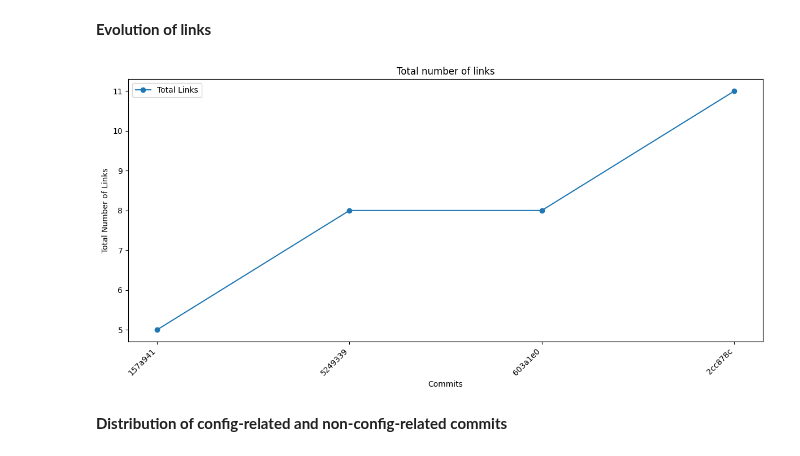
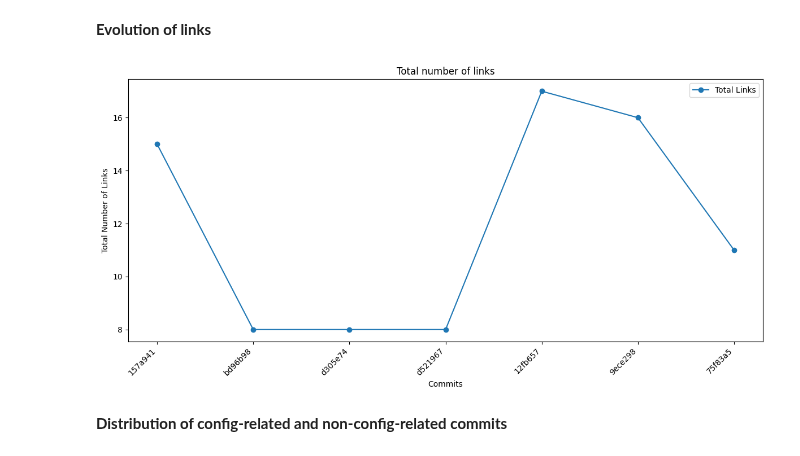
Before and after one commit to simisimon/config-space, a Jupyter notebook: src/analysis.ipynb, the cells around one changed output. Cells and saved outputs as stored; diff of their text form; code cells hidden in the pictures.

```diff
--- a/src/analysis.ipynb
+++ b/src/analysis.ipynb
@@ -284,5 +213,12 @@ Write commit data into file ../data/analyzed_projects/Ward.json
     - distribution of contributors that perform config changes
     - total number of options over time
     - total number of links over time
+# %%
+import json
+
+data_file = "../data/analyzed_projects/test_project.json"
+
+with open(data_file, "r", encoding="utf-8") as src:
+    data = json.load(src)
 # %%
 import matplotlib.pyplot as plt
@@ -400,25 +342,31 @@ plt.show()
 # %% [markdown]
 **Evolution of links**
 # %%
-# Extract the total number of links per commit
-total_links_per_commit = [commit["network_data"]["links"] for commit in data]
+def plot_num_links_evolution(data: List):
 
-# Shorten commit hashes for x-axis
-shortened_x_ticks = [commit["commit_hash"][:7] for commit in data]
+    config_commit_data = [commit for commit in data["config_commit_data"] if commit["is_config_related"]]
 
-# Plot the total number of links over time
-plt.figure(figsize=(12, 6))
-plt.plot(shortened_x_ticks, total_links_per_commit, marker="o", label="Total Links")
+    # Extract the total number of links per commit
+    total_links_per_commit = [commit["network_data"]["links"] for commit in config_commit_data]
 
-plt.xlabel("Commits")
-plt.ylabel("Total Number of Links")
-plt.title("Total number of links")
-plt.xticks(rotation=45, ha="right")
-plt.legend()
-plt.tight_layout()
-plt.show()
+    # Shorten commit hashes for x-axis
+    shortened_x_ticks = [commit["commit_hash"][:7] for commit in config_commit_data]
+
+    # Plot the total number of links over time
+    plt.figure(figsize=(12, 6))
+    plt.plot(shortened_x_ticks, total_links_per_commit, marker="o", label="Total Links")
+
+    plt.xlabel("Commits")
+    plt.ylabel("Total Number of Links")
+    plt.title("Total number of links")
+    plt.xticks(rotation=45, ha="right")
+    plt.legend()
+    plt.tight_layout()
+    plt.show()
+
+plot_num_links_evolution(data=data)
 # %% [output]
-[figure, old version]
+[figure, new version]
 # %% [markdown]
 **Distribution of config-related and non-config-related commits**
 # %%
```
Also changed, not shown: parts of 11 cells of this notebook, 9 other files.
